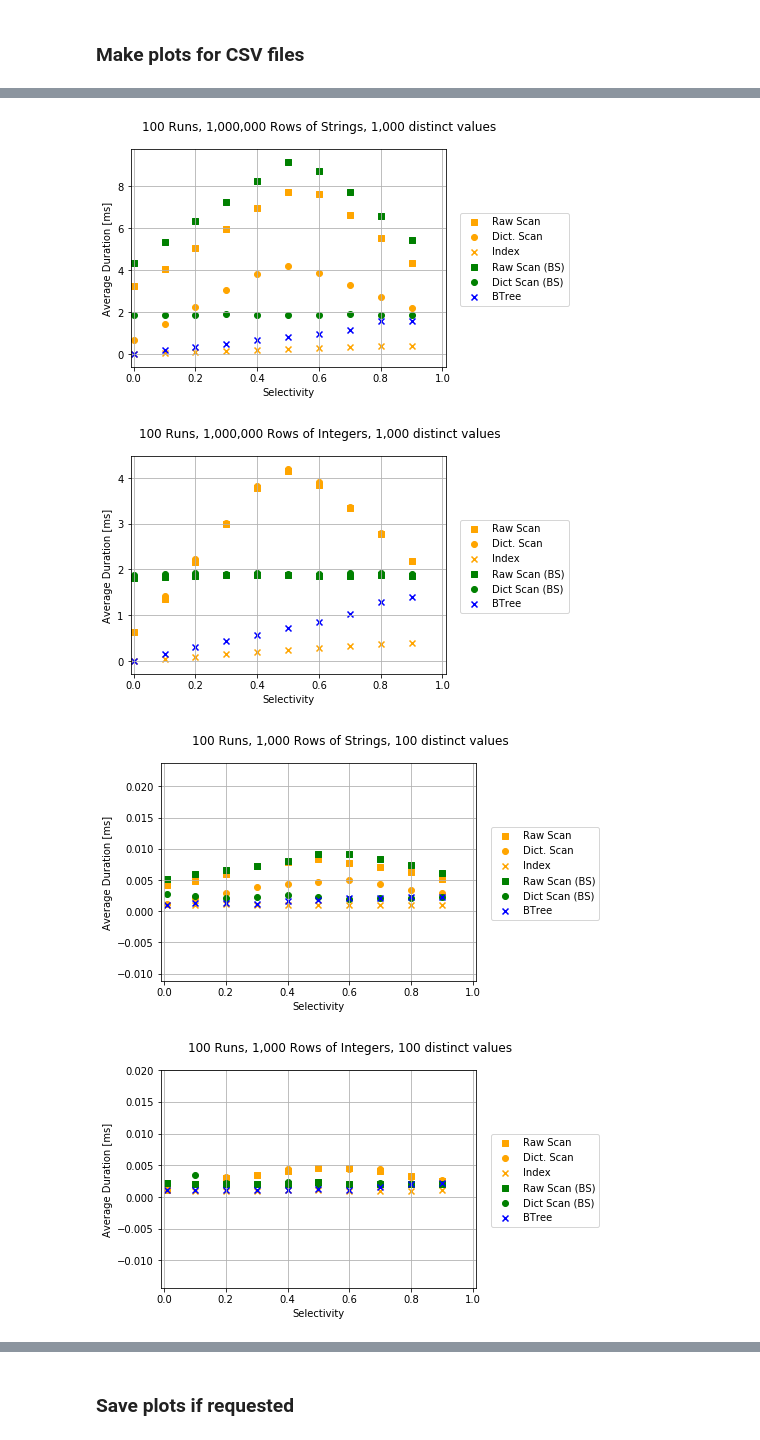
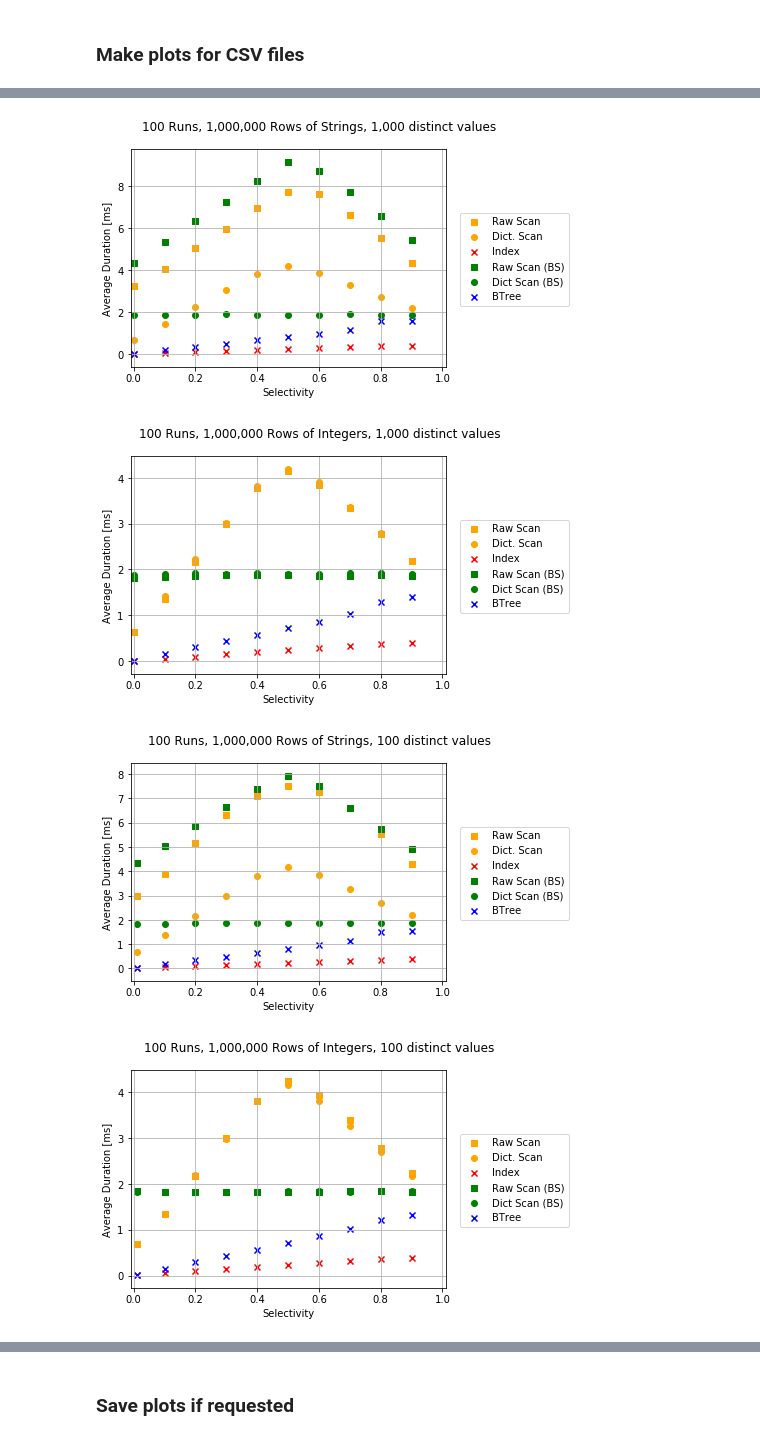
Before and after one commit to d-justen/index-vs-scan, a Jupyter notebook: visualization/result_visualization.ipynb, the cells around one changed output, grey strips where cells are left out. Drawn from its saved outputs; the diff is of its cells as text; code cells hidden in the pictures.

Commit message:
modify visualization color scheme

```diff
--- a/visualization/result_visualization.ipynb
+++ b/visualization/result_visualization.ipynb
@@ -65,7 +65,7 @@ def get_comparing_scatter_plot(x, ys, labels, axes, title):
     y = [[ i * 0.001 for i in y ] for y in ys ]
 
     markers = ['s', 'o', 'x']
-    colors = ['orange', 'orange', 'orange', 'green', 'green', 'blue']
+    colors = ['orange', 'orange', 'red', 'green', 'green', 'blue']
 
     fig = plt.figure(figsize=(7, 4))
     ax1 = fig.add_subplot(111)
@@ -113,8 +113,8 @@ axes = {
 plots.append(plot_df(get_df('./10000000_string.csv'), 'Strings', 1000000))
 plots.append(plot_df(get_df('./10000000_int.csv'), 'Integers', 1000000))
 
-files = [ './1000000-1.csv', './1000000-2.csv', './1000.csv', './10-1.csv', './10-2.csv' ]
-distinct_values = [1000000, 1000, 100, 10, 2]
+files = [ './1000000-1.csv', './1000000-2.csv', './1000000-3.csv', './1000.csv', './10-1.csv', './10-2.csv' ]
+distinct_values = [1000000, 1000, 100, 100, 10, 2]
 for i in range(len(files)):
     df = get_df(files[i])
     df_int = df[df.column_type == TYPE_INT]
@@ -129,4 +129,4 @@ for i in range(len(files)):
-[figure, old version]
+[figure, new version]
-[figure, old version]
+[figure, new version]
-[figure, old version]
+[figure, new version]
-[figure, old version]
+[figure, new version]
```
Also changed, not shown: parts of 1 cell of this notebook, 2 other files.
